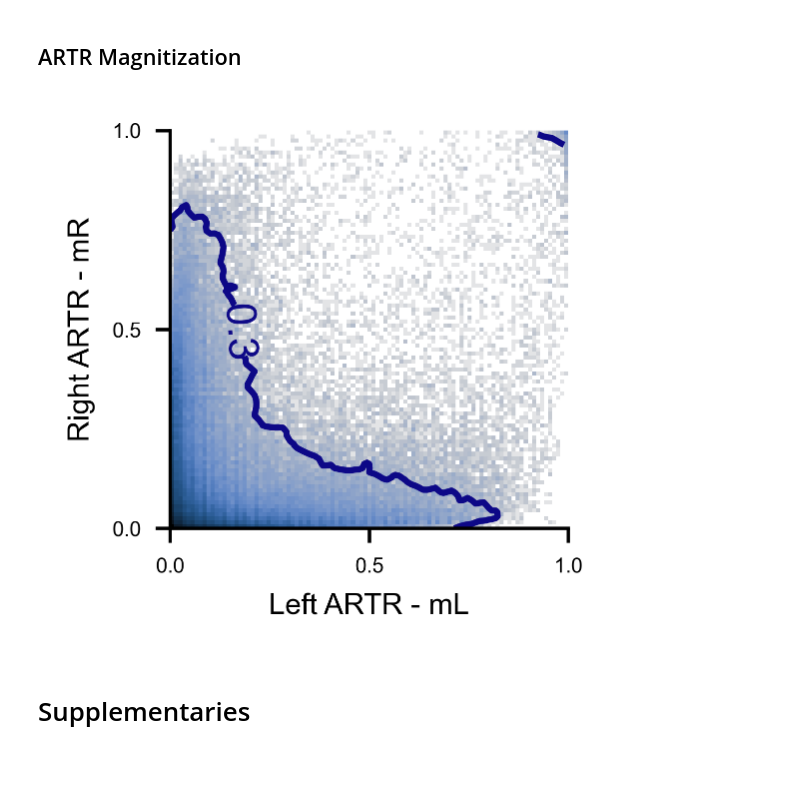
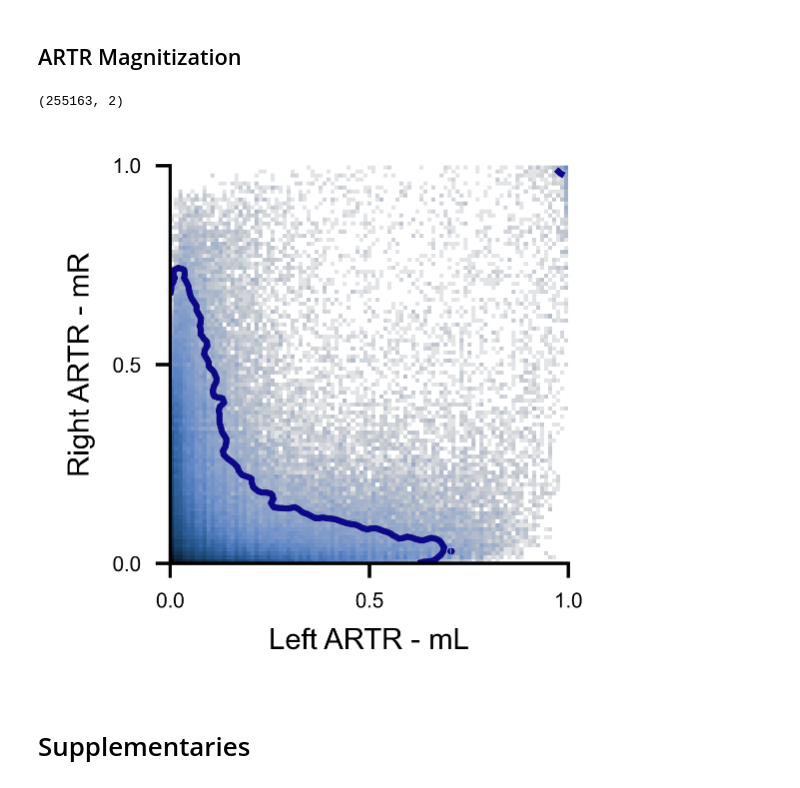
Before and after one commit to ZebrafishHMM2023/ZebrafishHMM2023_CodeAndData, a Jupyter notebook: Figures/Fig1.ipynb, the cells around one changed output. Saved outputs shown, nothing was run; the diff lists cells and outputs as text; code cells hidden in the pictures.

```diff
--- a/Figures/Fig1.ipynb
+++ b/Figures/Fig1.ipynb
@@ -14,7 +14,7 @@ def traj_from_file(temp, traj):
     #x = grp["xpos"][traj,:]
     #y = grp["ypos"][traj,:]
     #dtheta = grp["dtheta"][traj,:]
-    dtheta, x, y = load_full_traj(DATAPATH, temp, traj)
+    dtheta, x, y = load_full_traj(bDATAPATH, temp, traj)
 
     x -= x[0]
     y -= y[0]
@@ -221,0 +191,2 @@ fig.savefig("panels/Fig1/ARTR.svg")
+# %%
+artr = ALL_ARTRs[3]
@@ -231,24 +223,40 @@ mLRall = np.concatenate([load_ARTR_magnet(path) for path in artr_paths])
+# %%
+mLRall = np.concatenate([load_ARTR_magnet(nDATAPATH, *artr) for artr in ALL_ARTRs])
+mLRall.shape
+# %% [output]
+(255163, 2)
+# %%
+def find_level(X, q, ls=np.linspace(0,100,10000)):
+    ps = []
+    for l in ls:
+        inside = X > l
+        ins = z[inside].sum()
+        outs = z[~inside].sum()
+        ps.append(ins/(ins+outs))
+    ps = np.array(ps)
+    return ls[np.argmin(np.abs(ps-q))]
 # %%
 fig, ax = plt.subplots(figsize=(1.8,1.8))
 cmap = cmc.oslo_r
 cmap.set_bad(cmap(0))
-z,x,y,hh = ax.hist2d(mLRall[:,0], mLRall[:,1], bins=np.linspace(0,1,100), cmap=cmap, norm=LogNorm(), density=True, rasterized=True);
+z,x,y,hh = ax.hist2d(mLRall[:,0], mLRall[:,1], bins=np.linspace(0,1,100), cmap=cmap, density=True, rasterized=True, norm=LogNorm());
 
-CS = ax.contour(x[:-1], y[:-1], gaussian_filter(z, 1), [0.3])
-ax.clabel(CS, inline=True, fontsize=10)
+#CS = ax.contour(x[:-1], y[:-1], gaussian_filter(z, 1), [0.3])
+CS = ax.contour(x[:-1], y[:-1], gaussian_filter(z, 1), [find_level(z, 0.90)])
+#ax.clabel(CS, inline=True, fontsize=10, fmt={CS.levels[0]:"90%"})
 
 #cbar = fig.colorbar(hh, ax=ax, label="Density", shrink=0.55)
 #cbar.add_lines(CS)
 
 ax.set_xlabel("Left ARTR - mL")
 ax.set_ylabel("Right ARTR - mR")
 ax.set_xticks([0,0.5,1])
 ax.set_yticks([0,0.5,1])
 
 ax.set_aspect('equal')
 fig.savefig("panels/Fig1/magnetization.svg")
 # %% [output]
-[figure, old version]
+[figure, new version]
 # %% [markdown]
 # Supplementaries
 # %% [markdown]
```
Also changed, not shown: parts of 15 cells of this notebook, 6 other files.
